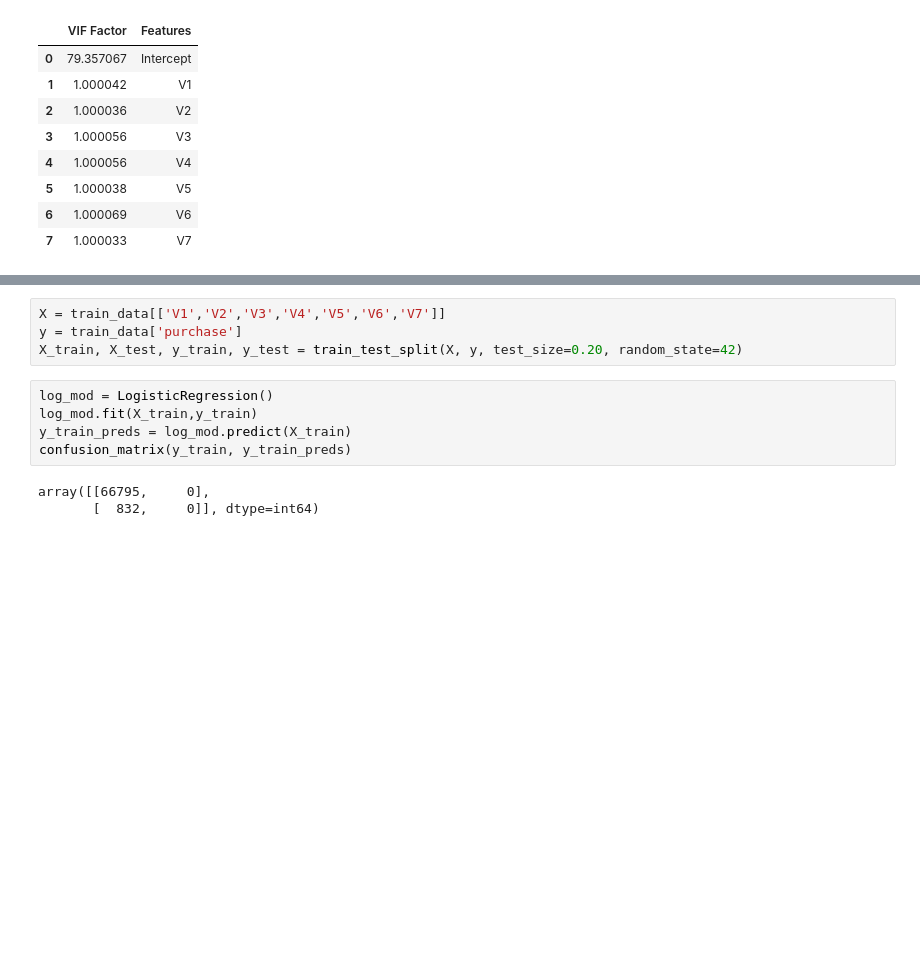
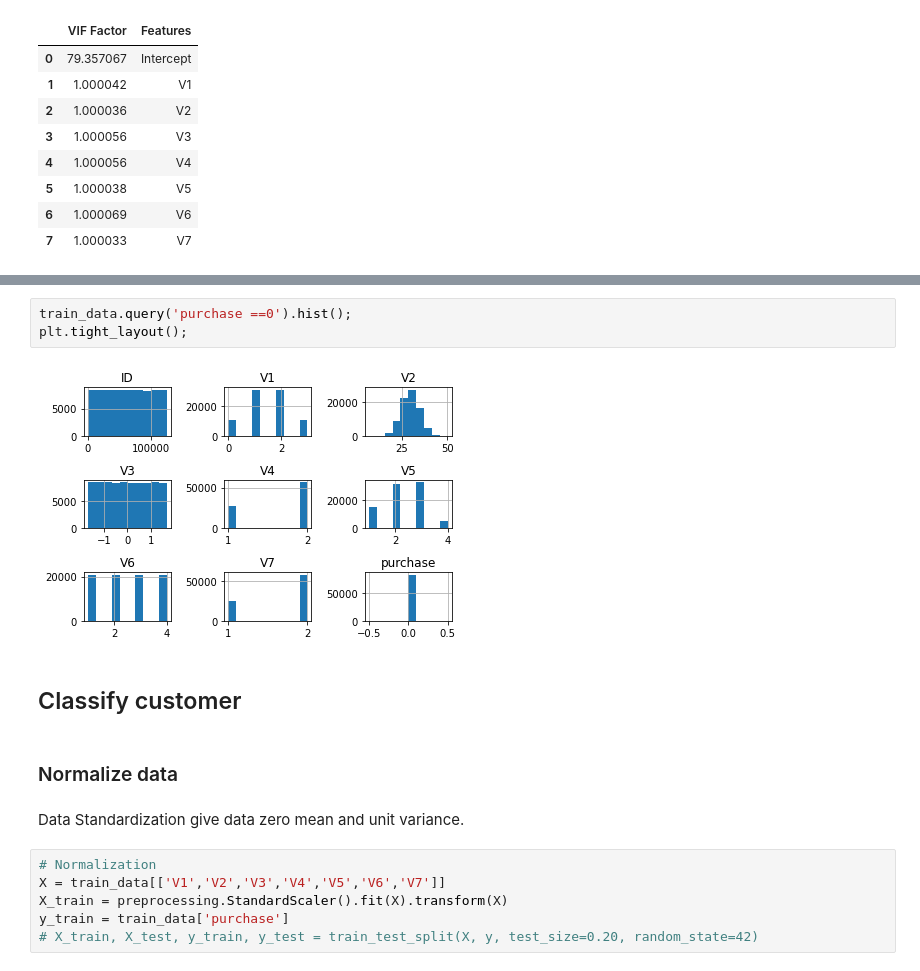
Before and after one commit to texcindy99/Starbucks_Promotion_Project, a Jupyter notebook: Starbucks.ipynb, the cells around one changed output, grey strips where cells are left out. Cells and saved outputs as stored; diff of their text form; blank space fills up the shorter version.

```diff
--- a/Starbucks.ipynb
+++ b/Starbucks.ipynb
@@ -151,12 +198,17 @@ train_data.head(2)
+# %%
+train_data.query('purchase ==0').hist();
+plt.tight_layout();
+# %% [output]
+[figure, added]
+# %% [markdown]
+## Classify customer
+# %% [markdown]
+### Normalize data
+# %% [markdown]
+Data Standardization give data zero mean and unit variance.
 # %%
+# Normalization
 X = train_data[['V1','V2','V3','V4','V5','V6','V7']]
-y = train_data['purchase']
-X_train, X_test, y_train, y_test = train_test_split(X, y, test_size=0.20, random_state=42)
+X_train = preprocessing.StandardScaler().fit(X).transform(X)
+y_train = train_data['purchase']
+# X_train, X_test, y_train, y_test = train_test_split(X, y, test_size=0.20, random_state=42)
-# %%
-log_mod = LogisticRegression()
-log_mod.fit(X_train,y_train)
-y_train_preds = log_mod.predict(X_train)
-confusion_matrix(y_train, y_train_preds)
-# %% [output]
-array([[66795,     0],
-       [  832,     0]], dtype=int64)
```
Also changed, not shown: parts of 32 cells of this notebook.
